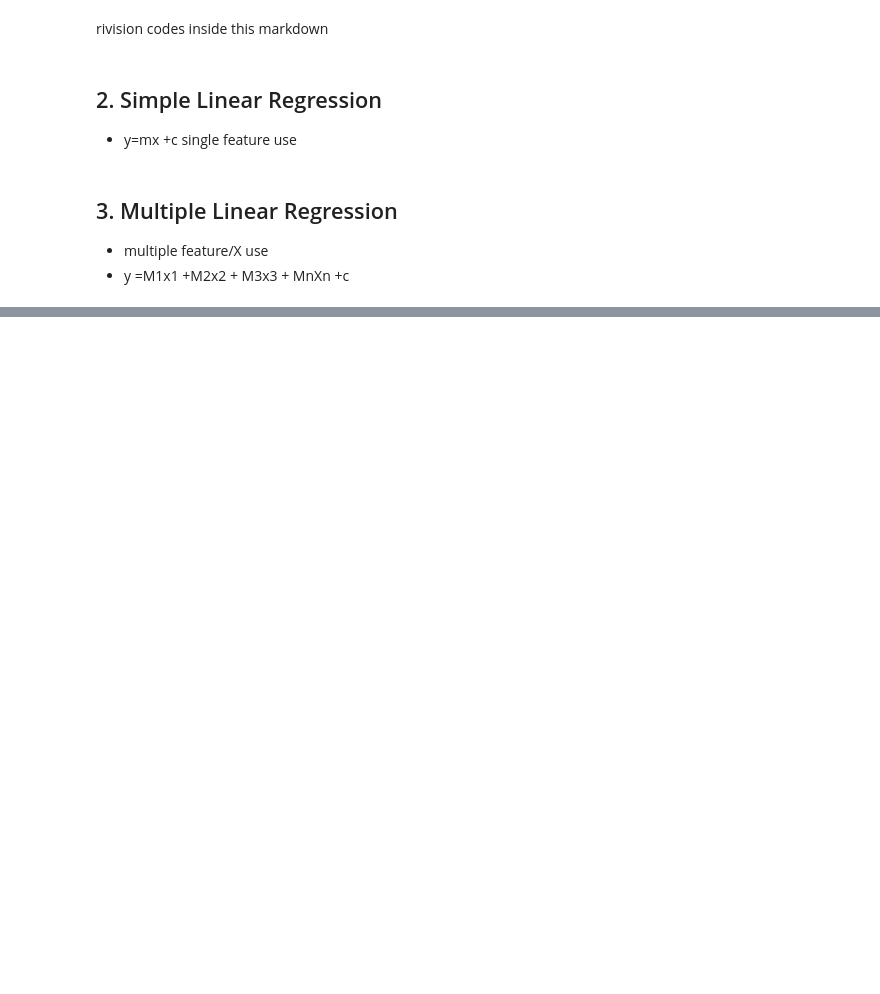
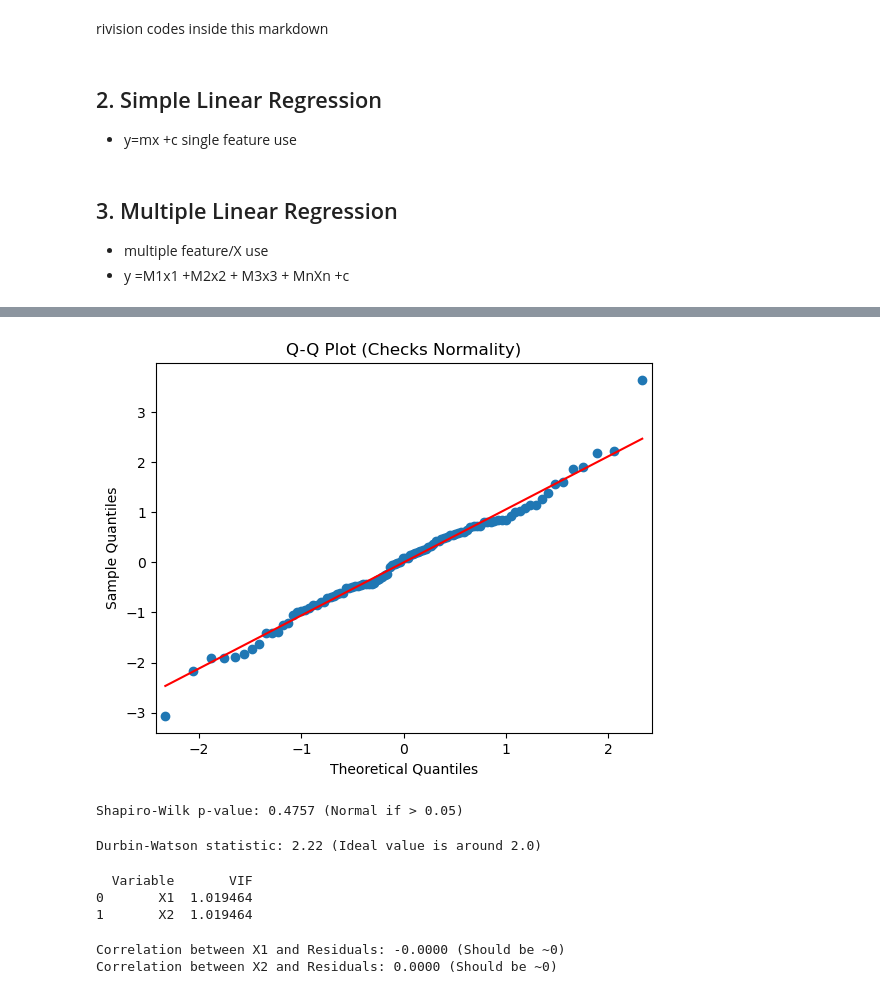
Before and after one commit to shahil04/ds_materials, a Jupyter notebook: 8.0_Machine Learning/class/Module 2.21 – house_price_SLR_MLR.ipynb, the cells around one changed output, grey strips where cells are left out. Drawn from its saved outputs; the diff is of its cells as text; code cells hidden in the pictures; blank space fills up the shorter version.

```diff
--- a/8.0_Machine Learning/class/Module 2.21 – house_price_SLR_MLR.ipynb
+++ b/8.0_Machine Learning/class/Module 2.21 – house_price_SLR_MLR.ipynb
@@ -675,0 +688,46 @@ single feature use
+# %%
+# 3. Multivariate Normality (Q-Q Plot & Shapiro-Wilk)
+# A Q-Q Plot visualizes normality, while the Shapiro-Wilk test gives a definitive mathematical answer.
+# If the p-value is \(>0.05\), the errors are normally distributed.
+# Visual Check
+sm.qqplot(residuals, line='s')
+plt.title("Q-Q Plot (Checks Normality)")
+plt.show()
+
+# Statistical Test
+shapiro_test = stats.shapiro(residuals)
+print(f"Shapiro-Wilk p-value: {shapiro_test.pvalue:.4f} (Normal if > 0.05)")
+# %% [output]
+[figure, added]
+Shapiro-Wilk p-value: 0.4757 (Normal if > 0.05)
+# %%
+# 4. Independence / Autocorrelation (Durbin-Watson)
+# The Durbin-Watson statistic checks for correlation between consecutive errors.
+# • A value near 2.0 means the errors are perfectly independent. Values far below 1 or above 3 signal a violation.
+
+dw_value = durbin_watson(residuals)
+print(f"Durbin-Watson statistic: {dw_value:.2f} (Ideal value is around 2.0)")
+# %% [output]
+Durbin-Watson statistic: 2.22 (Ideal value is around 2.0)
+# %%
+# 5. Lack of Multicollinearity (Variance Inflation Factor - VIF)
+# Calculate the VIF for each predictor. A VIF value above 5 or 10 indicates high multicollinearity,
+# meaning variables are too correlated with each other.
+vif_data = pd.DataFrame()
+vif_data["Variable"] = df[['X1', 'X2']].columns
+vif_data["VIF"] = [variance_inflation_factor(df[['X1', 'X2']].values, i) for i in range(df[['X1', 'X2']].shape[1])]
+print(vif_data)
+# %% [output]
+  Variable       VIF
+0       X1  1.019464
+1       X2  1.019464
+# %%
+# 6. Absence of Endogeneity (Correlation Check)
+# Check the correlation between each predictor
+# variable and the model's residuals. The correlation coefficients must be effectively 0.
+for col in ['X1', 'X2']:
+    corr, _ = stats.pearsonr(df[col], residuals)
+    print(f"Correlation between {col} and Residuals: {corr:.4f} (Should be ~0)")
+# %% [output]
+Correlation between X1 and Residuals: -0.0000 (Should be ~0)
+Correlation between X2 and Residuals: 0.0000 (Should be ~0)
```
Also changed, not shown: parts of 47 cells of this notebook, 9 other files.
